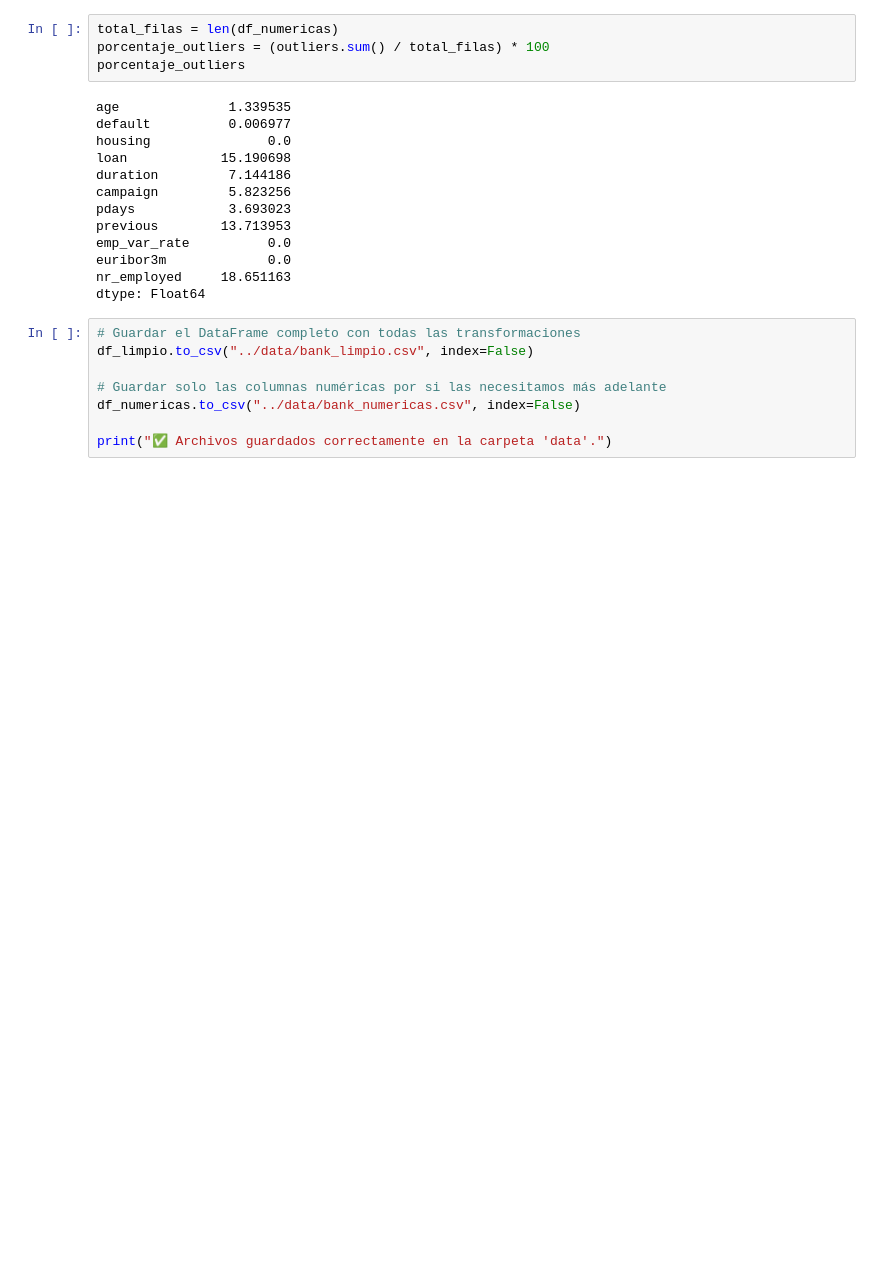
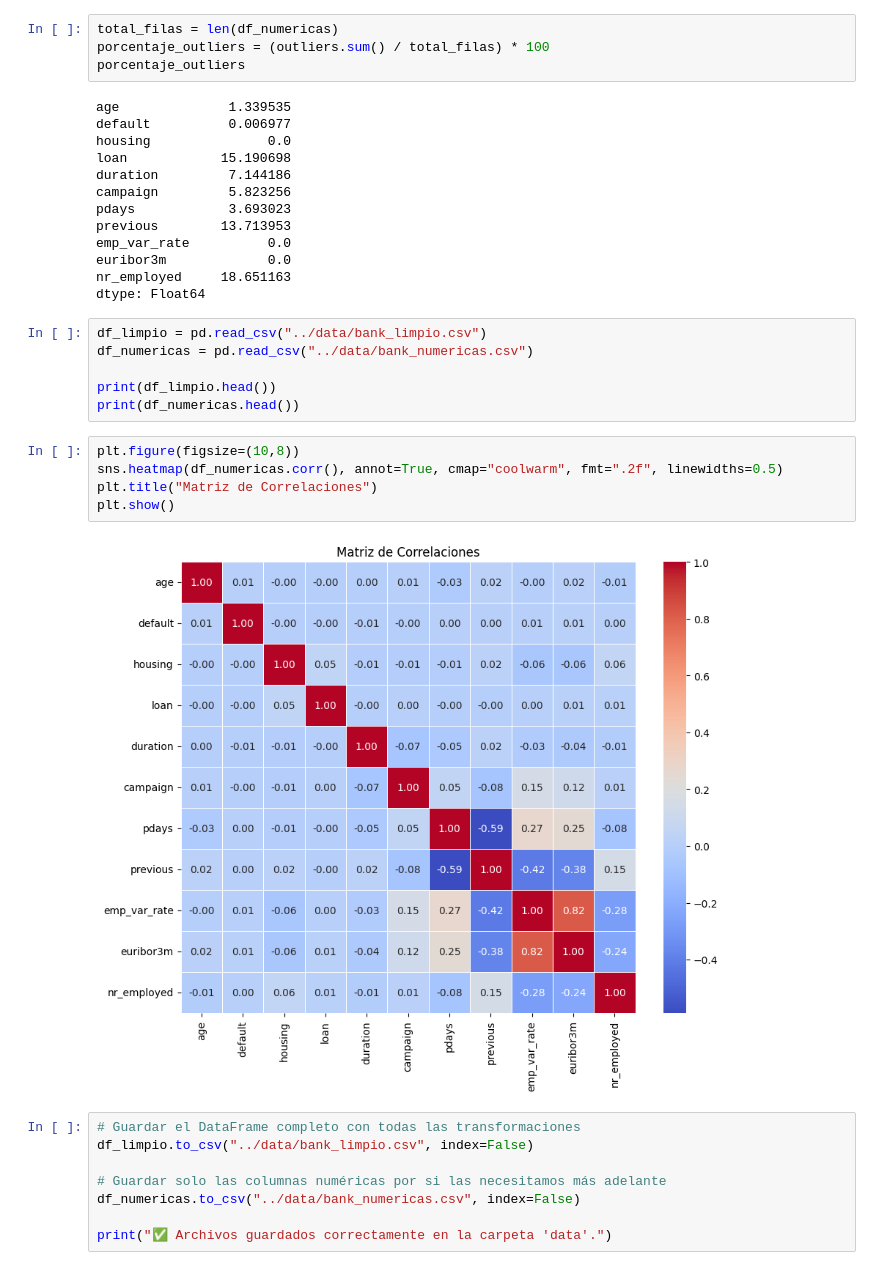
Before and after one commit to LaraHueli/EDA_Bank_Marketing_Analysis, a Jupyter notebook: jupyters/columnas_numericas.ipynb, the cells around one changed output. Cells and saved outputs as stored; diff of their text form; blank space fills up the shorter version.

```diff
--- a/jupyters/columnas_numericas.ipynb
+++ b/jupyters/columnas_numericas.ipynb
@@ -176,6 +165,19 @@ emp_var_rate          0.0
 euribor3m             0.0
 nr_employed     18.651163
 dtype: Float64
+# %%
+df_limpio = pd.read_csv("../data/bank_limpio.csv")
+df_numericas = pd.read_csv("../data/bank_numericas.csv")
+
+print(df_limpio.head())
+print(df_numericas.head())
+# %%
+plt.figure(figsize=(10,8))
+sns.heatmap(df_numericas.corr(), annot=True, cmap="coolwarm", fmt=".2f", linewidths=0.5)
+plt.title("Matriz de Correlaciones")
+plt.show()
+# %% [output]
+[figure, added]
 # %%
 # Guardar el DataFrame completo con todas las transformaciones
 df_limpio.to_csv("../data/bank_limpio.csv", index=False)
```
Also changed, not shown: parts of 4 cells of this notebook.
